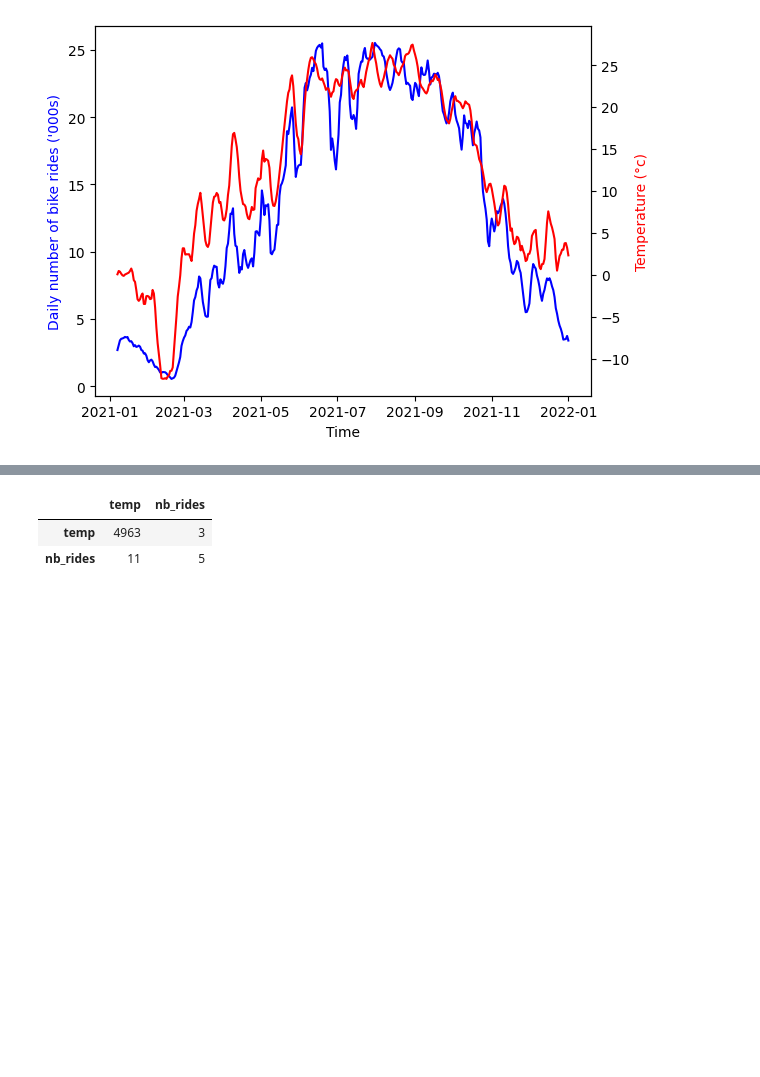
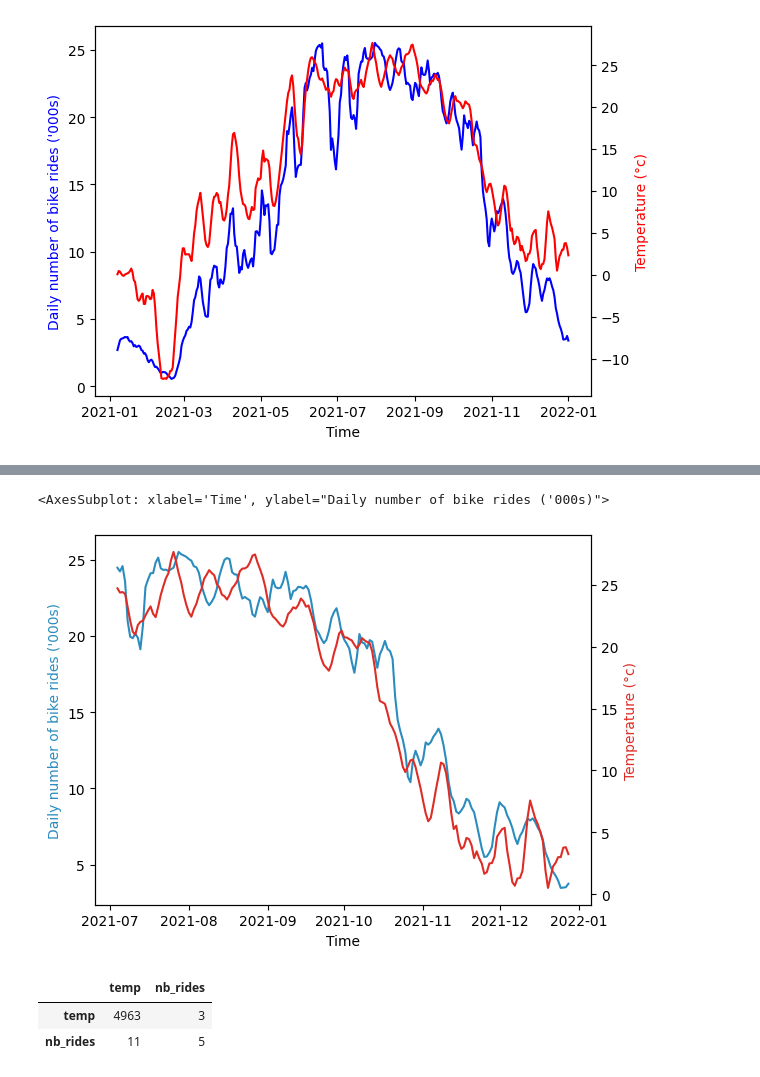
Before and after one commit to G-Dolle/DIVVY_BIKE, a Jupyter notebook: notebooks/weather_stats.ipynb, the cells around one changed output, grey strips where cells are left out. Saved outputs shown, nothing was run; the diff lists cells and outputs as text; code cells hidden in the pictures; blank space fills up the shorter version.

```diff
--- a/notebooks/weather_stats.ipynb
+++ b/notebooks/weather_stats.ipynb
@@ -323,0 +377,42 @@ TypeError: subplots() takes from 0 to 2 positional arguments but 3 were given
+# %%
+rides_df_daily=pd.read_csv("raw_data/rides_df_daily_2021.csv")
+rides_df_daily["date"]= pd.to_datetime(rides_df_daily["date"])
+
+avg_weather_df=pd.read_csv("raw_data/avg_temp.csv")
+avg_weather_df["date"]= pd.to_datetime(avg_weather_df["date"])
+
+rides_df_daily = rides_df_daily.merge(avg_weather_df, on="date", how="left")
+# %%
+def plot_rides_all_bis(start_time,end_time,df_divvy,
+                       timevariable):
+
+    df_divvy["nb_rides"] = df_divvy["nb_rides"]/1000
+
+    df_divvy_red = timeframe_df(df_divvy,timevariable,start_time,end_time)
+
+    df_divvy_red = df_divvy_red.set_index('date')
+
+    rides_trend = seasonal_decompose(df_divvy_red['nb_rides'], model='additive')
+    temp_trend = seasonal_decompose(df_divvy_red['temp'], model='additive')
+
+    ax1 = plt.subplots()
+
+    ax1 = sns.lineplot(rides_trend.trend, color=(43/255,140/255,190/255), legend=True)
+    ax2 = ax1.twinx()
+    sns.lineplot(temp_trend.trend, ax=ax2, color=(222/255,45/255,38/255), legend=True)
+
+    ax1.set_xlabel('Time')
+    ax1.set_ylabel("Daily number of bike rides ('000s)", color=(43/255,140/255,190/255))
+    ax2.set_ylabel('Temperature (°c)', color=(222/255,45/255,38/255))
+
+    return ax1
+# %%
+start_time = "2021-07-01"
+end_time = "2021-12-31"
+timevariable="date"
+weather_metric="temp"
+# %%
+plot_rides_all_bis(start_time,end_time,rides_df_daily,timevariable)
+# %% [output]
+<AxesSubplot: xlabel='Time', ylabel="Daily number of bike rides ('000s)">
+[figure, added]
```
Also changed, not shown: parts of 55 cells of this notebook, 1 other file.
